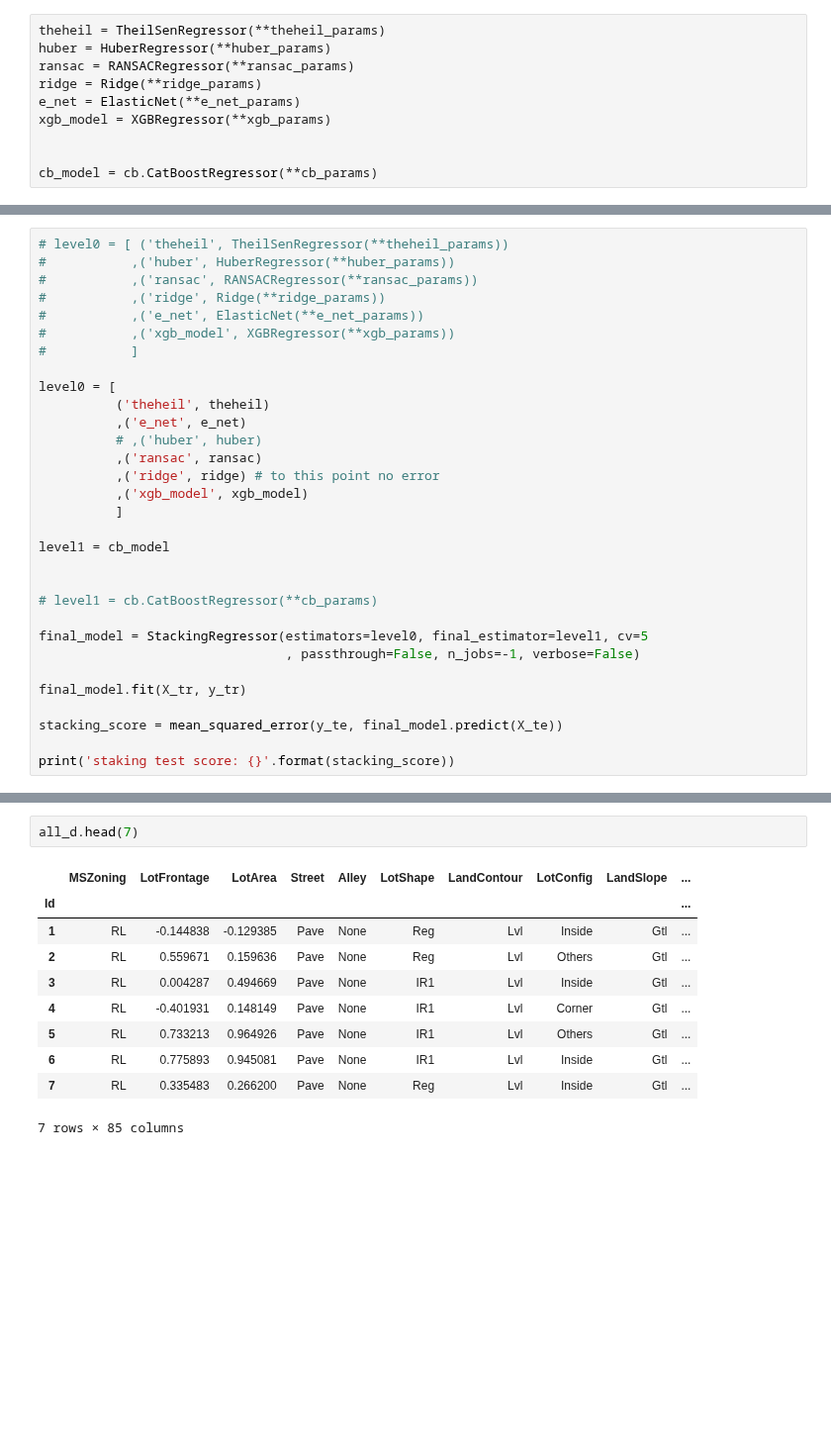
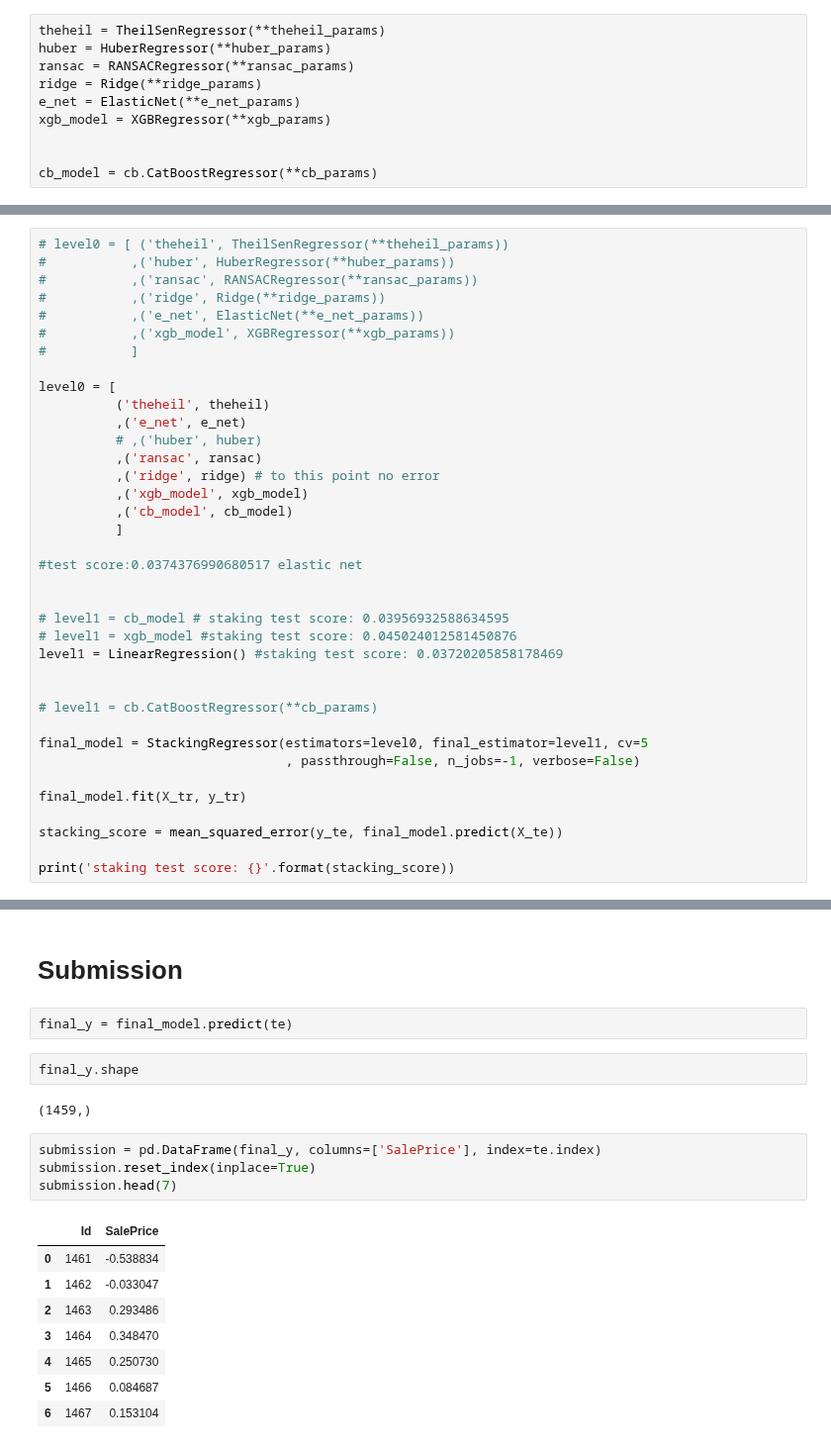
Before and after one commit to antirrabia/Data-Mining, a Jupyter notebook: notebooks/HousePrices.ipynb, the cells around one changed output, grey strips where cells are left out. Shown at 99% size. Cells and saved outputs as stored; diff of their text form; blank space fills up the shorter version.

Commit message:
My First submission on kaggle

```diff
--- a/notebooks/HousePrices.ipynb
+++ b/notebooks/HousePrices.ipynb
@@ -1300,9 +1300,15 @@ level0 = [
           ,('ransac', ransac)
           ,('ridge', ridge) # to this point no error
           ,('xgb_model', xgb_model)
+          ,('cb_model', cb_model)
           ]
 
-level1 = cb_model
+#test score:0.0374376990680517 elastic net
+
+
+# level1 = cb_model # staking test score: 0.03956932588634595
+# level1 = xgb_model #staking test score: 0.045024012581450876
+level1 = LinearRegression() #staking test score: 0.03720205858178469
 
 
 # level1 = cb.CatBoostRegressor(**cb_params)
@@ -1425,13 +1326,21 @@ all_d.iloc[:7,0:20].describe()#.loc[['mean', 'min', 'max']]
-# %%
-all_d.head(7)
-# %% [output]
-|  | MSZoning | LotFrontage | LotArea | Street | Alley | LotShape | LandContour | LotConfig | LandSlope | ... |
-| Id |  |  |  |  |  |  |  |  |  | ... |
-| 1 | RL | -0.144838 | -0.129385 | Pave | None | Reg | Lvl | Inside | Gtl | ... |
-| 2 | RL | 0.559671 | 0.159636 | Pave | None | Reg | Lvl | Others | Gtl | ... |
-| 3 | RL | 0.004287 | 0.494669 | Pave | None | IR1 | Lvl | Inside | Gtl | ... |
-| 4 | RL | -0.401931 | 0.148149 | Pave | None | IR1 | Lvl | Corner | Gtl | ... |
-| 5 | RL | 0.733213 | 0.964926 | Pave | None | IR1 | Lvl | Others | Gtl | ... |
-| 6 | RL | 0.775893 | 0.945081 | Pave | None | IR1 | Lvl | Inside | Gtl | ... |
-| 7 | RL | 0.335483 | 0.266200 | Pave | None | Reg | Lvl | Inside | Gtl | ... |
-7 rows × 85 columns
+# %% [markdown]
+# Submission
+# %%
+final_y = final_model.predict(te)
+# %%
+final_y.shape
+# %% [output]
+(1459,)
+# %%
+submission = pd.DataFrame(final_y, columns=['SalePrice'], index=te.index)
+submission.reset_index(inplace=True)
+submission.head(7)
+# %% [output]
+|  | Id | SalePrice |
+| 0 | 1461 | -0.538834 |
+| 1 | 1462 | -0.033047 |
+| 2 | 1463 | 0.293486 |
+| 3 | 1464 | 0.348470 |
+| 4 | 1465 | 0.250730 |
+| 5 | 1466 | 0.084687 |
+| 6 | 1467 | 0.153104 |
```
Also changed, not shown: parts of 18 cells of this notebook.
